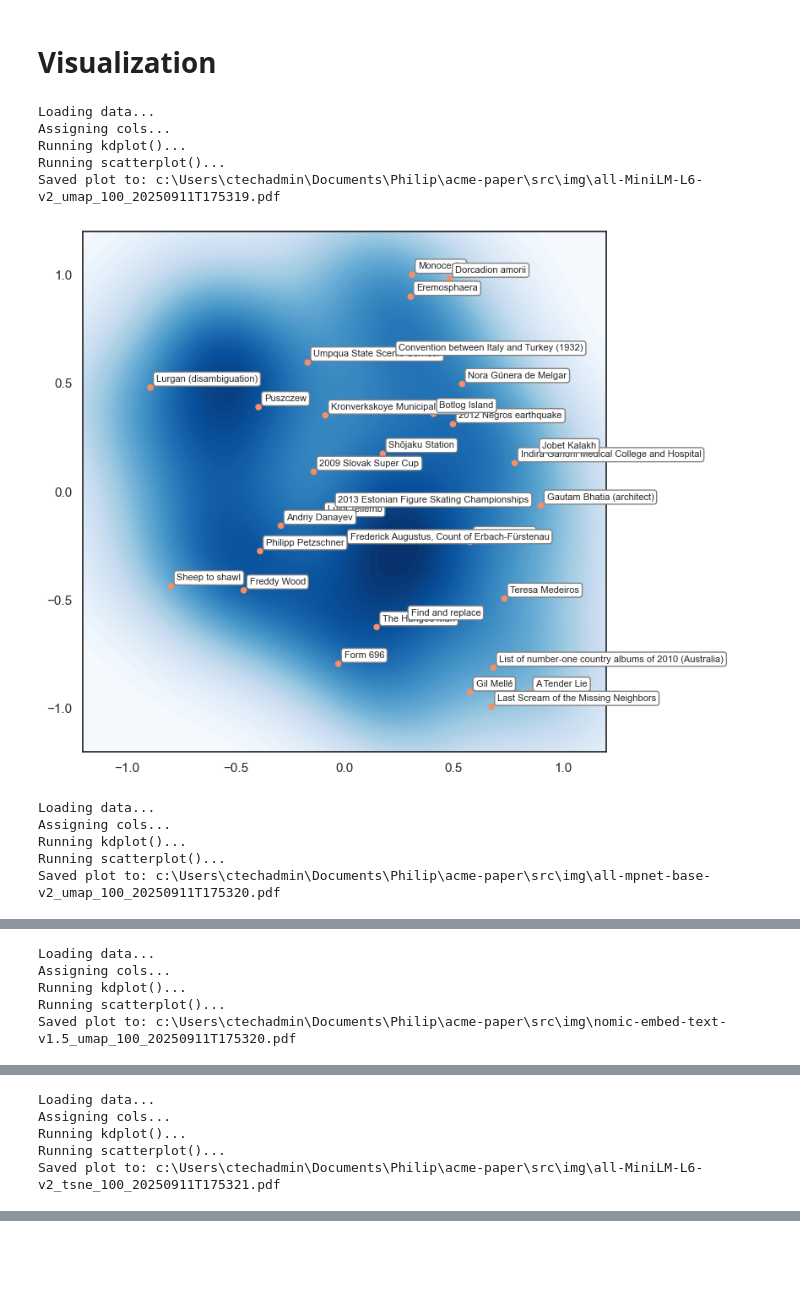
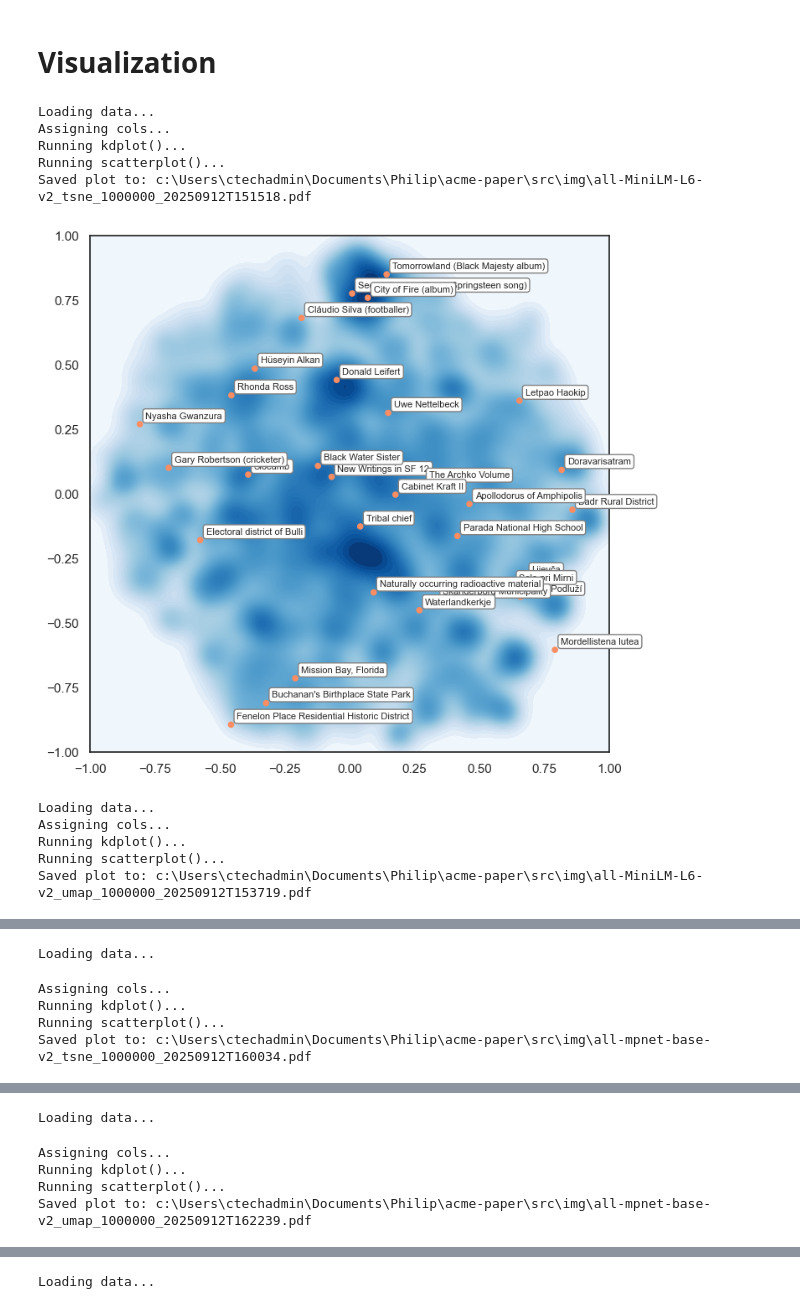
Before and after one commit to whatphilipcodes/acme-paper, a Jupyter notebook: src/main.ipynb, the cells around one changed output, grey strips where cells are left out. Saved outputs shown, nothing was run; the diff lists cells and outputs as text; code cells hidden in the pictures; blank space fills up the shorter version.

```diff
--- a/src/main.ipynb
+++ b/src/main.ipynb
@@ -289,6 +292,20 @@ Final dataset columns: ['id', 'url', 'title', 'text', 'embeddings', 'x', 'y']
 Dataset with t-SNE positions saved successfully!
 # %% [markdown]
 # Visualization
+# %%
+ds_pos_results = [
+    "data\\ds_pos\\all-MiniLM-L6-v2\\tsne\\1000000",
+    "data\\ds_pos\\all-MiniLM-L6-v2\\umap\\1000000",
+    "data\\ds_pos\\all-mpnet-base-v2\\tsne\\1000000",
+    "data\\ds_pos\\all-mpnet-base-v2\\umap\\1000000",
+    "data\\ds_pos\\nomic-embed-text-v1.5\\tsne\\1000000",
+    "data\\ds_pos\\nomic-embed-text-v1.5\\umap\\1000000",
+]
+
+img_dir = os.path.join(os.getcwd(), "img")
+os.makedirs(img_dir, exist_ok=True)
+
+ds_pos = []
 # %%
 from datasets import load_from_disk
 import matplotlib.pyplot as plt
@@ -297,10 +314,8 @@ import os
 import random
 from datetime import datetime
 
-img_dir = os.path.join(os.getcwd(), "img")
-os.makedirs(img_dir, exist_ok=True)
+teaser_data = []
 
-teaser_data = []
 
 for dir in ds_pos_results:
     print("Loading data...")
@@ -345,39 +360,39 @@ for dir in ds_pos_results:
     # Annotate labeled points
     for i, (x, y, label) in enumerate(zip(xs, ys, labels)):
         if i in random_indices:
             plt.annotate(
                 label,
                 (x, y),
                 xytext=(5, 5),
                 textcoords='offset points',
                 fontsize=8,
                 bbox=dict(boxstyle="round,pad=0.3", facecolor='white', alpha=1.0, edgecolor='gray')
             )
 
     # Set fixed square aspect ratio and limits
-    plt.xlim(-1.2, 1.2)
-    plt.ylim(-1.2, 1.2)
+    plt.xlim(-1.0, 1.0)
+    plt.ylim(-1.0, 1.0)
 
     # Generate filename with timestamp
     timestamp = datetime.now().strftime("%Y%m%dT%H%M%S")
     dir_parts = dir.replace(os.getcwd(), "").strip(os.sep).split(os.sep)
     filename = f"{dir_parts[2]}_{dir_parts[3]}_{dir_parts[4]}_{timestamp}.pdf"
     filepath = os.path.join(img_dir, filename)
 
     # Save as PDF
     plt.savefig(filepath, format='pdf', bbox_inches='tight')
     print(f"Saved plot to: {filepath}")
 
     plt.show()
 # %% [output]
 Loading data...
 Assigning cols...
 Running kdplot()...
 Running scatterplot()...
-Saved plot to: c:\Users\ctechadmin\Documents\Philip\acme-paper\src\img\all-MiniLM-L6-v2_umap_100_20250911T175319.pdf
+Saved plot to: c:\Users\ctechadmin\Documents\Philip\acme-paper\src\img\all-MiniLM-L6-v2_tsne_1000000_20250912T151518.pdf
-[figure, old version]
+[figure, new version]
 Loading data...
 Assigning cols...
 Running kdplot()...
 Running scatterplot()...
-Saved plot to: c:\Users\ctechadmin\Documents\Philip\acme-paper\src\img\all-mpnet-base-v2_umap_100_20250911T175320.pdf
+Saved plot to: c:\Users\ctechadmin\Documents\Philip\acme-paper\src\img\all-MiniLM-L6-v2_umap_1000000_20250912T153719.pdf
@@ -385,5 +400,5 @@ Saved plot to: c:\Users\ctechadmin\Documents\Philip\acme-paper\src\img\all-mpnet
 Loading data...
-Assigning cols...
-Running kdplot()...
-Running scatterplot()...
-Saved plot to: c:\Users\ctechadmin\Documents\Philip\acme-paper\src\img\nomic-embed-text-v1.5_umap_100_20250911T175320.pdf
+Assigning cols...
+Running kdplot()...
+Running scatterplot()...
+Saved plot to: c:\Users\ctechadmin\Documents\Philip\acme-paper\src\img\all-mpnet-base-v2_tsne_1000000_20250912T160034.pdf
@@ -391,5 +406,5 @@ Saved plot to: c:\Users\ctechadmin\Documents\Philip\acme-paper\src\img\nomic-emb
-Loading data...
-Assigning cols...
-Running kdplot()...
-Running scatterplot()...
-Saved plot to: c:\Users\ctechadmin\Documents\Philip\acme-paper\src\img\all-MiniLM-L6-v2_tsne_100_20250911T175321.pdf
+Loading data...
+Assigning cols...
+Running kdplot()...
+Running scatterplot()...
+Saved plot to: c:\Users\ctechadmin\Documents\Philip\acme-paper\src\img\all-mpnet-base-v2_umap_1000000_20250912T162239.pdf
@@ -408,0 +412 @@ Saved plot to: c:\Users\ctechadmin\Documents\Philip\acme-paper\src\img\nomic-emb
+Loading data...
```
Also changed, not shown: parts of 10 cells of this notebook.
